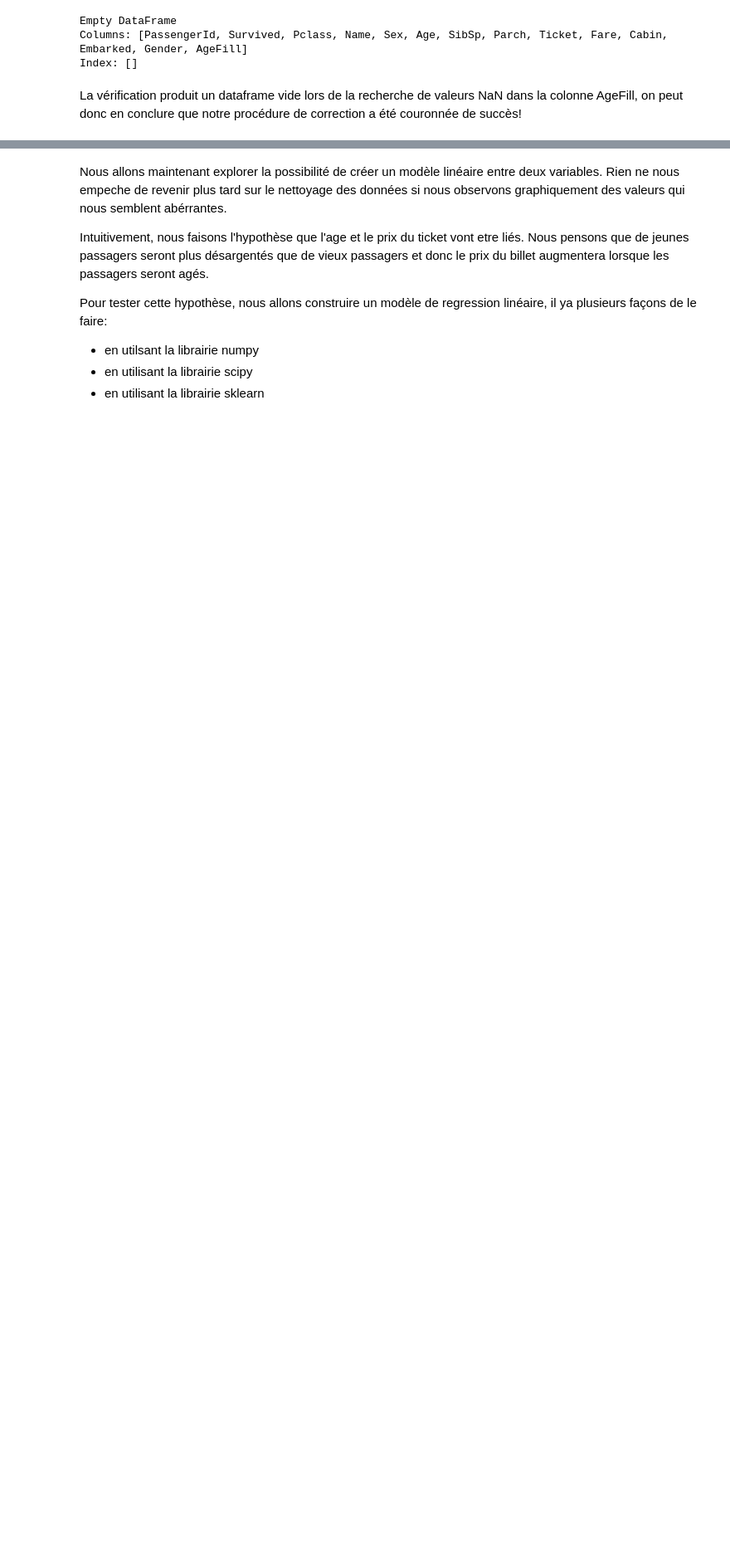
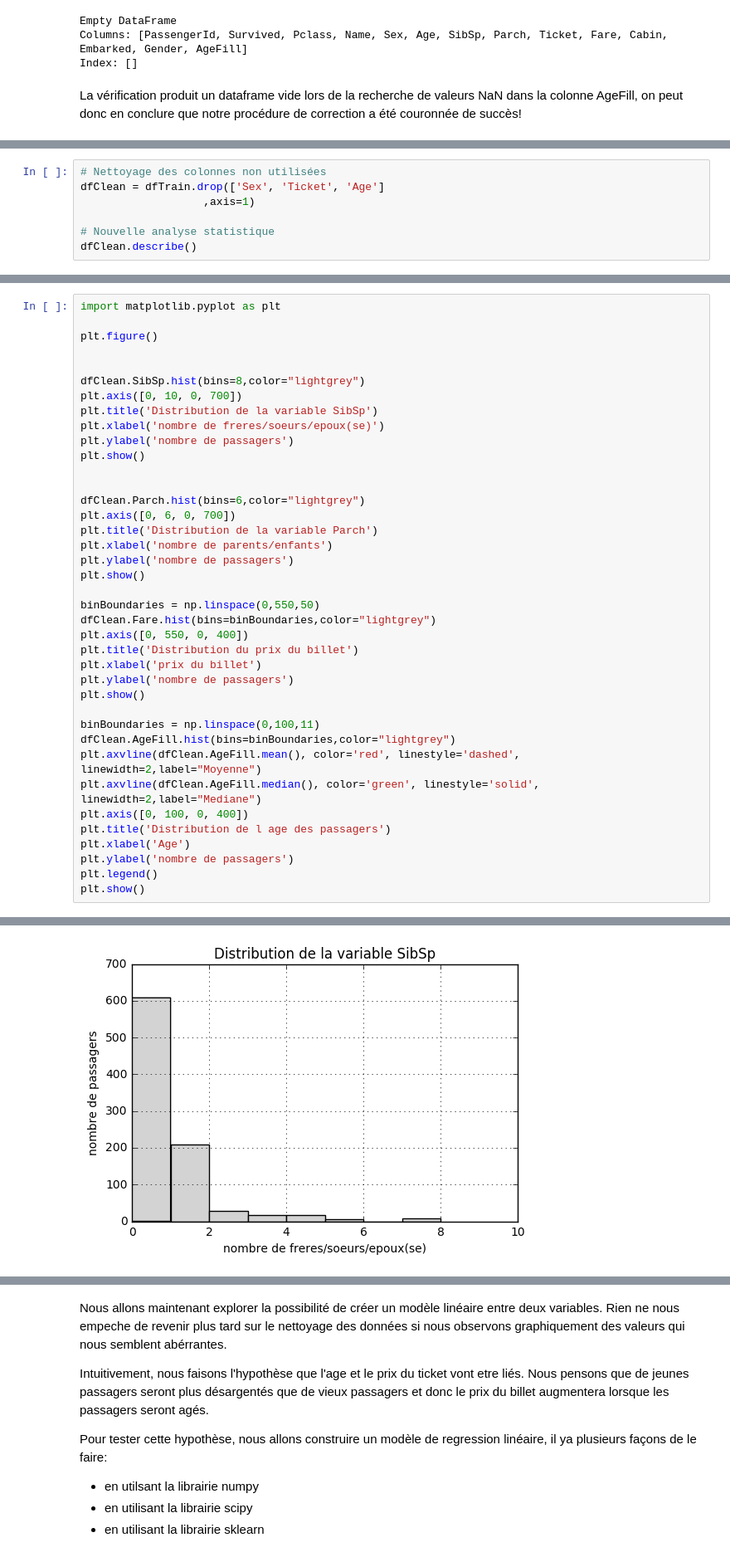
Before and after one commit to AlexSoudant/2016-2017, a Jupyter notebook: AlexSoudantP1/AlexSoudantP1.ipynb, the cells around one changed output, grey strips where cells are left out. Shown: that part at 83% size. Cells and saved outputs as stored; diff of their text form; blank space fills up the shorter version.

Commit message:
added content for data cleaning and data analysis

```diff
--- a/AlexSoudantP1/AlexSoudantP1.ipynb
+++ b/AlexSoudantP1/AlexSoudantP1.ipynb
@@ -260,0 +256,7 @@ plt.show()
+# %%
+# Nettoyage des colonnes non utilisées
+dfClean = dfTrain.drop(['Sex', 'Ticket', 'Age']
+                   ,axis=1)
+
+# Nouvelle analyse statistique
+dfClean.describe()
@@ -260,0 +282,40 @@ plt.show()
+# %%
+import matplotlib.pyplot as plt
+
+plt.figure()
+
+
+dfClean.SibSp.hist(bins=8,color="lightgrey")
+plt.axis([0, 10, 0, 700])
+plt.title('Distribution de la variable SibSp')
+plt.xlabel('nombre de freres/soeurs/epoux(se)')
+plt.ylabel('nombre de passagers')
+plt.show()
+
+
+dfClean.Parch.hist(bins=6,color="lightgrey")
+plt.axis([0, 6, 0, 700])
+plt.title('Distribution de la variable Parch')
+plt.xlabel('nombre de parents/enfants')
+plt.ylabel('nombre de passagers')
+plt.show()
+
+binBoundaries = np.linspace(0,550,50)
+dfClean.Fare.hist(bins=binBoundaries,color="lightgrey")
+plt.axis([0, 550, 0, 400])
+plt.title('Distribution du prix du billet')
+plt.xlabel('prix du billet')
+plt.ylabel('nombre de passagers')
+plt.show()
+
+binBoundaries = np.linspace(0,100,11)
+dfClean.AgeFill.hist(bins=binBoundaries,color="lightgrey")
+plt.axvline(dfClean.AgeFill.mean(), color='red', linestyle='dashed', linewidth=2,label="Moyenne")
+plt.axvline(dfClean.AgeFill.median(), color='green', linestyle='solid', linewidth=2,label="Mediane")
+plt.axis([0, 100, 0, 400])
+plt.title('Distribution de l age des passagers')
+plt.xlabel('Age')
+plt.ylabel('nombre de passagers')
+plt.legend()
+plt.show()
+# %% [output]
@@ -260,0 +323 @@ plt.show()
+[figure, added]
```
Also changed, not shown: parts of 19 cells of this notebook.
